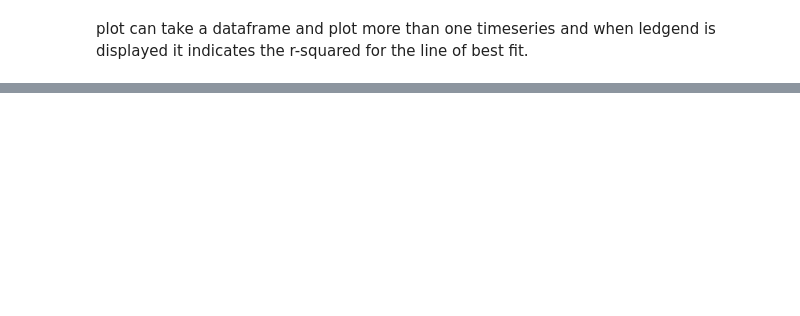
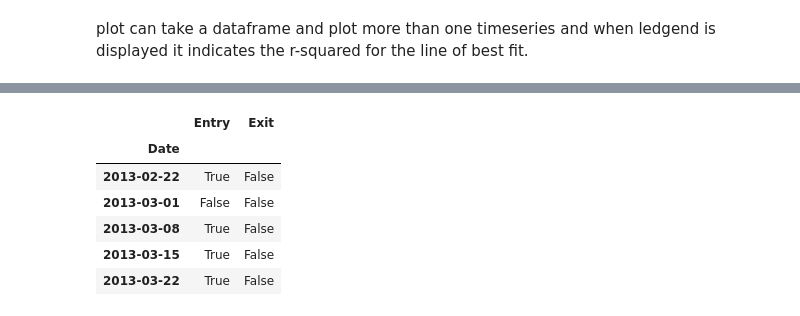
Before and after one commit to Kevin-McIsaac/Nightlife, a Jupyter notebook: Outlier Examples.ipynb, the cells around one changed output, grey strips where cells are left out. Drawn from its saved outputs; the diff is of its cells as text; code cells hidden in the pictures; blank space fills up the shorter version.

```diff
--- a/Outlier Examples.ipynb
+++ b/Outlier Examples.ipynb
@@ -130,0 +116,10 @@ ValueError: Timeseries must have all numeric columns
+# %%
+outlier.isoutlier(ts1).head()
+# %% [output]
+|  | Entry | Exit |
+| Date |  |  |
+| 2013-02-22 | True | False |
+| 2013-03-01 | False | False |
+| 2013-03-08 | True | False |
+| 2013-03-15 | True | False |
+| 2013-03-22 | True | False |
```
Also changed, not shown: parts of 11 cells of this notebook, 1 other file.
